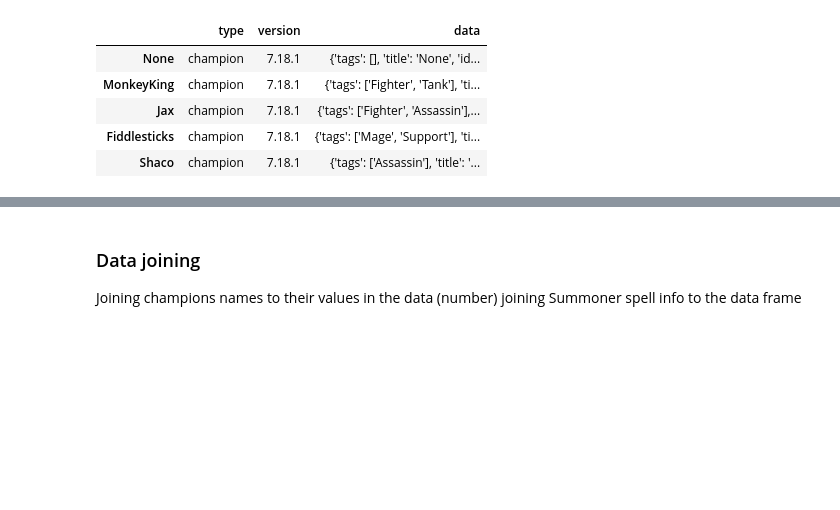
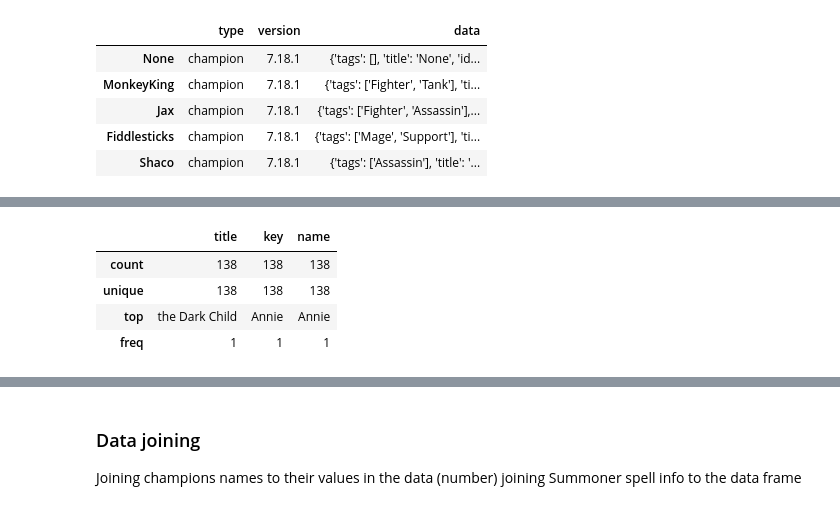
Before and after one commit to cheider/LeagueofLegends-RankedGame-Analysis, a Jupyter notebook: main.ipynb, the cells around one changed output, grey strips where cells are left out. Cells and saved outputs as stored; diff of their text form; code cells hidden in the pictures; blank space fills up the shorter version.

```diff
--- a/main.ipynb
+++ b/main.ipynb
@@ -264,0 +284,9 @@ Data Cleaning is done.
+# %%
+# confirming count == unique values here
+normal_champ_df.describe()
+# %% [output]
+|  | title | key | name |
+| count | 138 | 138 | 138 |
+| unique | 138 | 138 | 138 |
+| top | the Dark Child | Annie | Annie |
+| freq | 1 | 1 | 1 |
```
Also changed, not shown: parts of 9 cells of this notebook.
